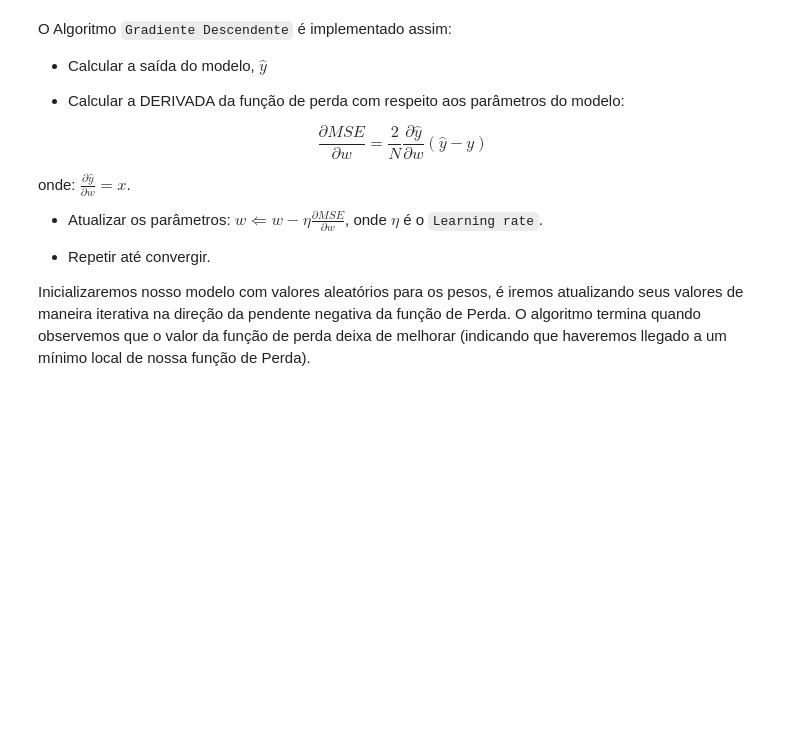
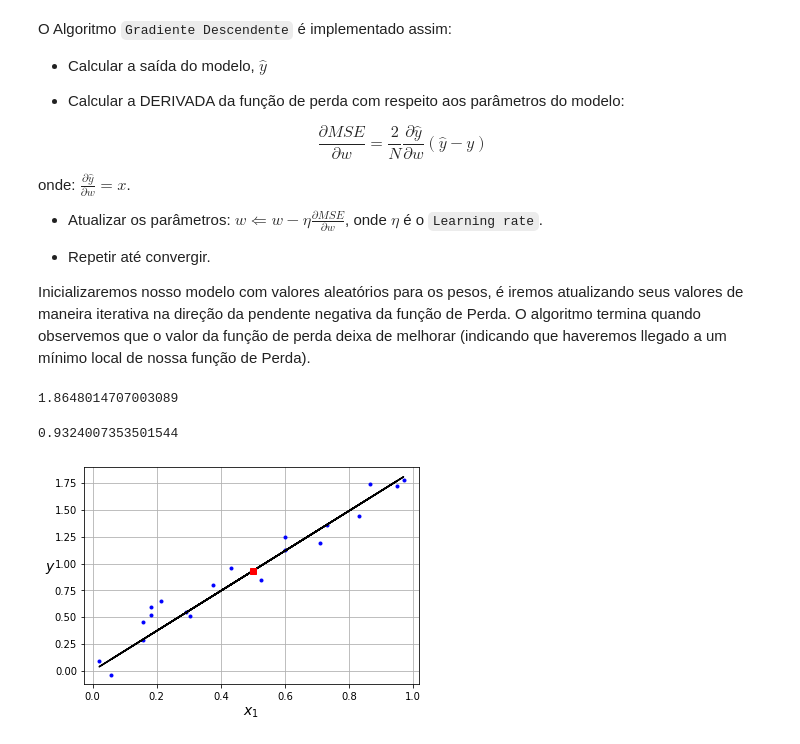
Before and after one commit to EddyGiusepe/Perceptron_with_Python, a Jupyter notebook: 1_Perceptron.ipynb, the cells around one changed output. Drawn from its saved outputs; the diff is of its cells as text; code cells hidden in the pictures; blank space fills up the shorter version.

```diff
--- a/1_Perceptron.ipynb
+++ b/1_Perceptron.ipynb
@@ -119,3 +119,30 @@ def solve(epochs = 29, w = 1.2, lr = 0.2):
         w = w - lr*dw
         weights.append((w, dw, cost(x*w, y)))
     return weights
+# %%
+weights = solve(epochs = 29, w = 1.2, lr = 0.2)
+# %%
+# Último peso obtido
+
+w = weights[-1][0]
+w
+# %% [output]
+1.8648014707003089
+# %%
+# nueva predicción
+
+x_new = 0.5
+y_new = w*x_new
+y_new
+# %% [output]
+0.9324007353501544
+# %%
+plt.plot(x, y, "b.")
+plt.plot(x, w*x, 'k')
+plt.plot(0.5, w*0.5, 'sr')
+plt.xlabel("$x_1$", fontsize=14)
+plt.ylabel("$y$", rotation=0, fontsize=14)
+plt.grid(True)
+plt.show()
+# %% [output]
+[figure, added]
```
Also changed, not shown: parts of 2 cells of this notebook.
